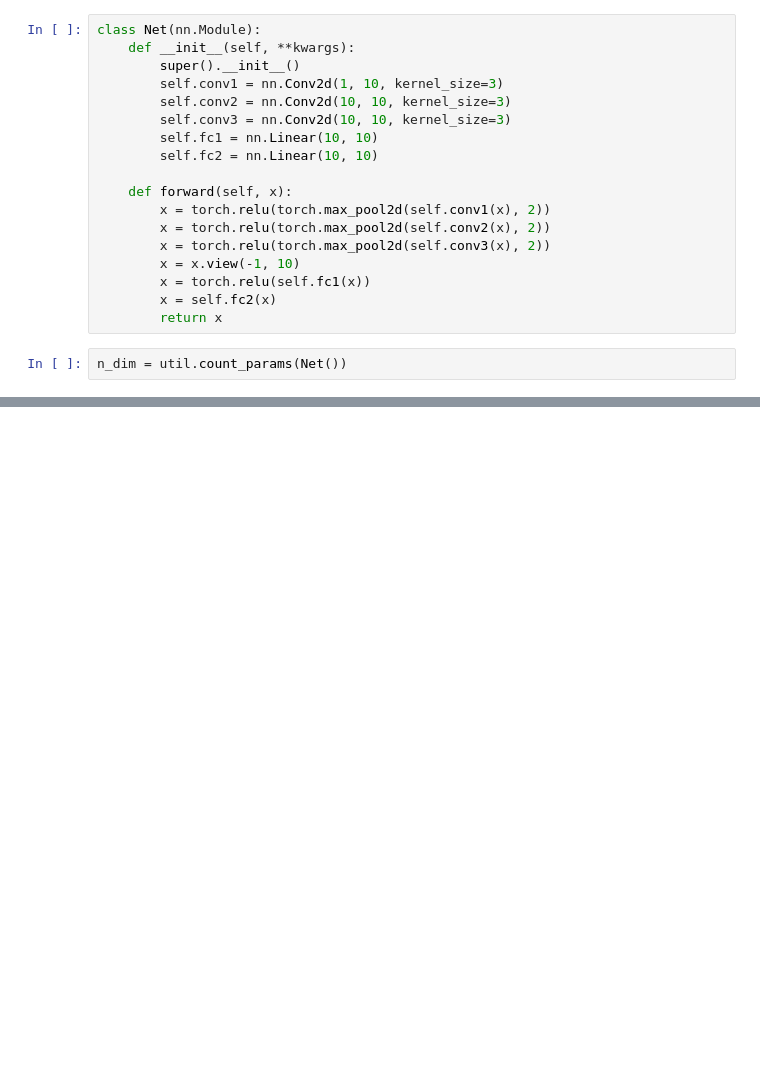
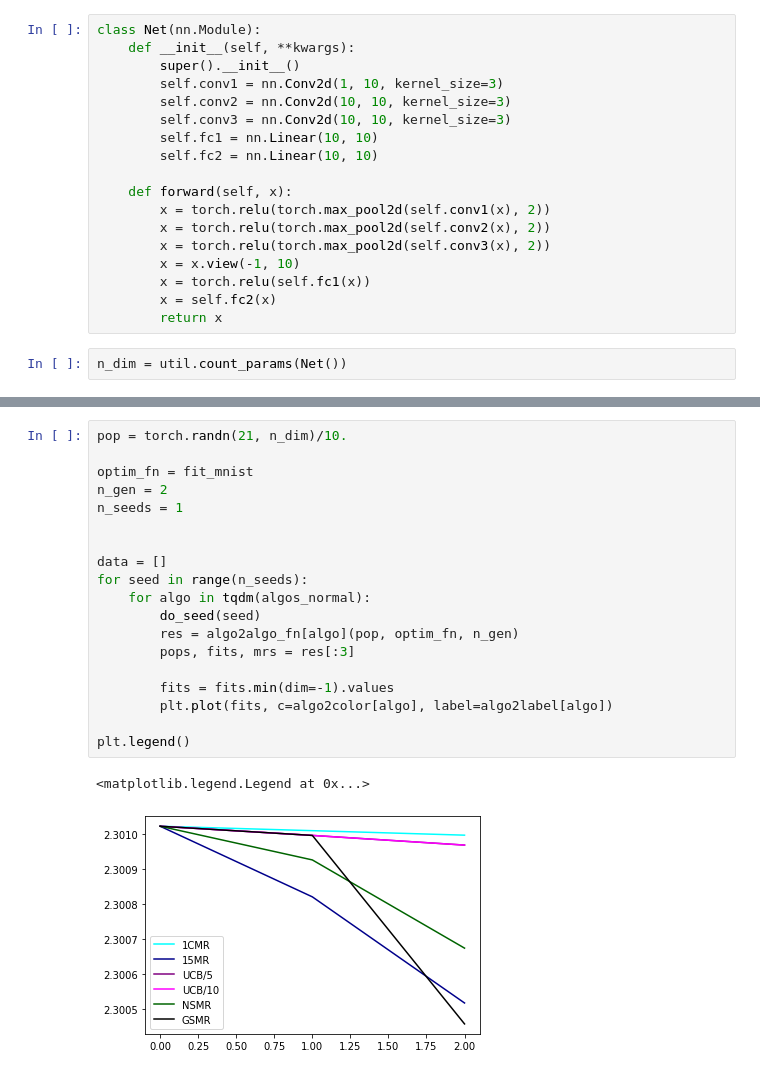
Before and after one commit to akarshkumar0101/evolved-neuroevolution, a Jupyter notebook: paper_nn.ipynb, the cells around one changed output, grey strips where cells are left out. Drawn from its saved outputs; the diff is of its cells as text; blank space fills up the shorter version.

```diff
--- a/paper_nn.ipynb
+++ b/paper_nn.ipynb
@@ -51,0 +55,22 @@ plt.plot(fits.min(dim=-1).values)
+# %%
+pop = torch.randn(21, n_dim)/10.
+
+optim_fn = fit_mnist
+n_gen = 2
+n_seeds = 1
+
+
+data = []
+for seed in range(n_seeds):
+    for algo in tqdm(algos_normal):
+        do_seed(seed)
+        res = algo2algo_fn[algo](pop, optim_fn, n_gen)
+        pops, fits, mrs = res[:3]
+
+        fits = fits.min(dim=-1).values
+        plt.plot(fits, c=algo2color[algo], label=algo2label[algo])
+
+plt.legend()
+# %% [output]
+<matplotlib.legend.Legend at 0x...>
+[figure, added]
```
Also changed, not shown: parts of 14 cells of this notebook, 5 other files.
